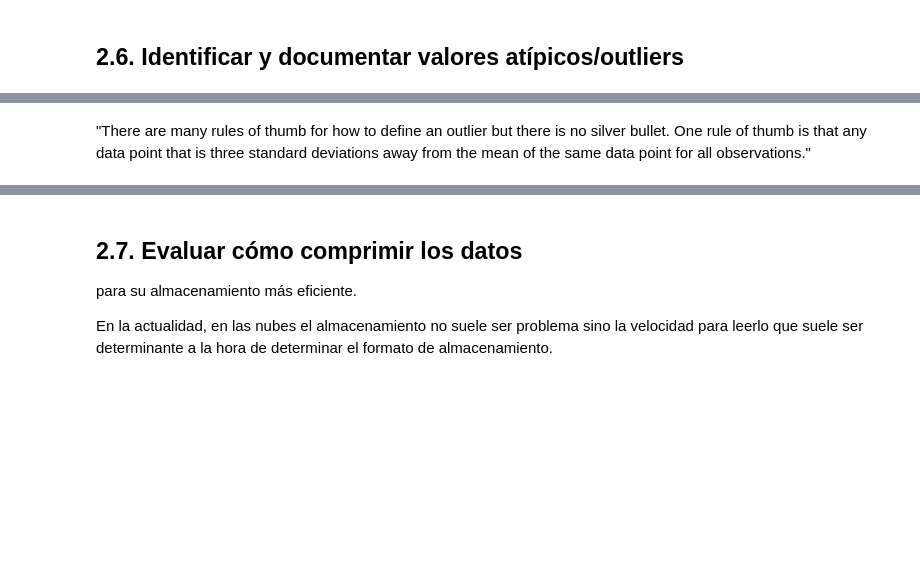
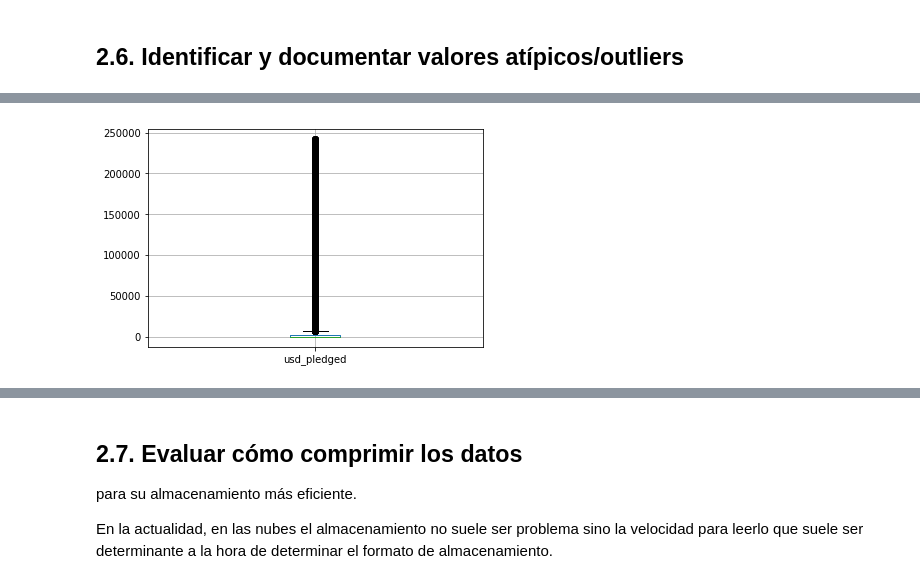
Before and after one commit to Verobornancini/AnalisisYCuracion, a Jupyter notebook: notebooks/Limpieza.ipynb, the cells around one changed output, grey strips where cells are left out. Cells and saved outputs as stored; diff of their text form; code cells hidden in the pictures; blank space fills up the shorter version.

```diff
--- a/notebooks/Limpieza.ipynb
+++ b/notebooks/Limpieza.ipynb
@@ -1127,4 +1236,4 @@ kickstarter_2018.usd_pledged.hist();
 # %%
-kickstarter_2018.boxplot(column='usd_pledged');
+plt1= kickstarter_2018.drop(outliers.index).boxplot(column='usd_pledged')
+# %% [output]
+[figure, added]
-# %% [markdown]
-"There are many rules of thumb for how to define an outlier but there is no silver bullet. One rule of thumb is that any data point that is three standard deviations away from the mean of the same data point for all observations."
```
Also changed, not shown: parts of 20 cells of this notebook.
